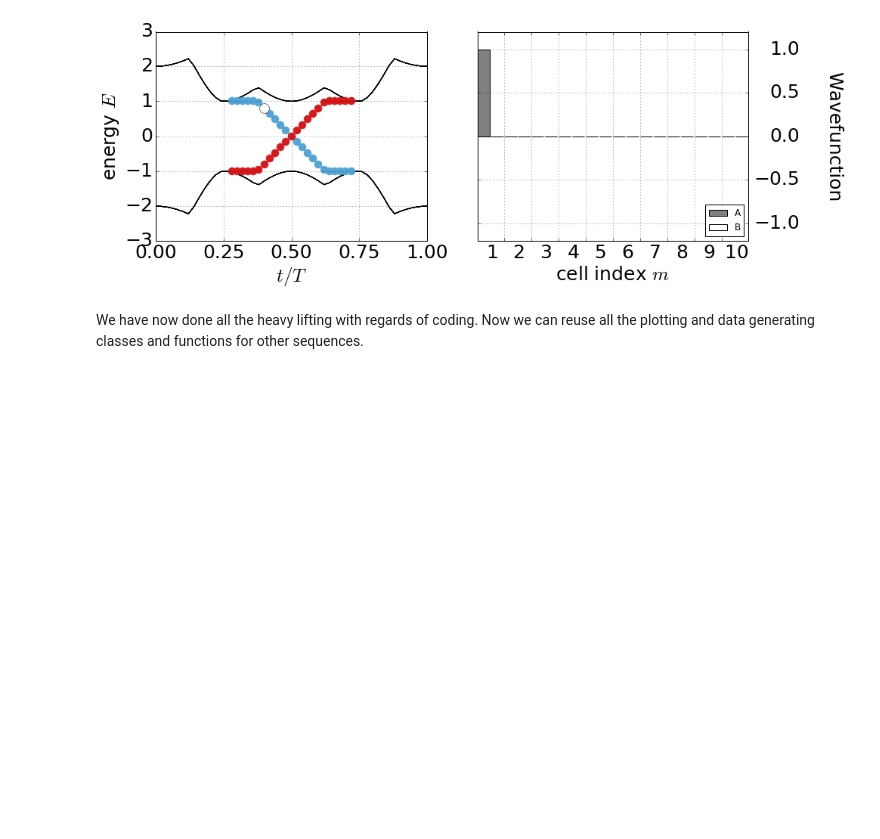
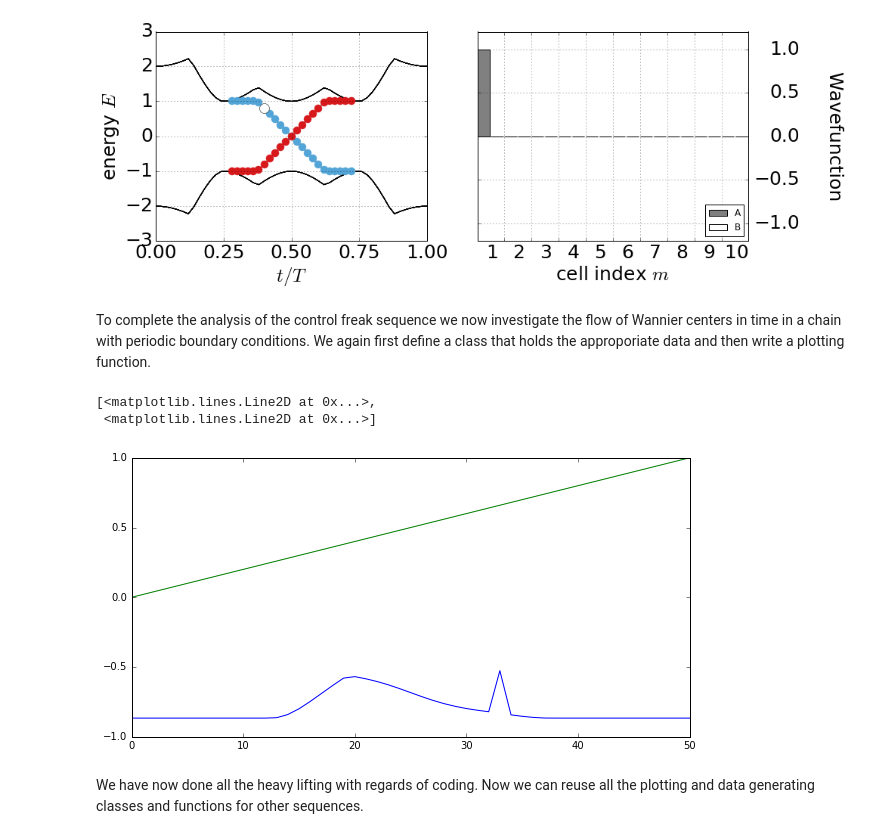
Before and after one commit to oroszl/topins, a Jupyter notebook: RM.ipynb, the cells around one changed output. Cells and saved outputs as stored; diff of their text form; code cells hidden in the pictures; blank space fills up the shorter version.

Commit message:
update RM initial Wannier stuff

```diff
--- a/RM.ipynb
+++ b/RM.ipynb
@@ -227,6 +227,45 @@ We can now interact with the above function and see the evolution of the surface
 interact(enpsi,PD=fixed(CFdata),ti=(0,len(tran[:,0])-1),n=(0,19))
 # %% [output]
 [figure]
+# %% [markdown]
+To complete the analysis of the control freak sequence we now investigate the flow of Wannier centers in time in a chain with periodic boundary conditions. We again first define a class that holds the approporiate data and then write a plotting function.
+# %%
+#THIS STILL NEEDS WORK
+class wannierflow:
+    '''
+    A class that holds information on Wannier center flow
+    '''
+    def __init__(self,L=6,func=uvwCF,**kwargs):
+        bigdat=[];
+        for t in tran[:,0]:
+            u,v,w=func(t)         # obtain u(t),v(t) and w(t)
+            H=H_RM_reals(L,u,v,w) #
+            H[0,-1]=w #periodic boundary condition
+            H[-1,0]=w
+            POS=matrix(kron(diag(exp(1.0j*pi*arange(L)/L)),eye(2)))
+            sys=eig(H);
+            lowval=sys[0][sys[0]<0]; lowvec=matrix(sys[1][:,sys[0]<0]);
+            hival=sys[0][sys[0]>0]; hivec=matrix(sys[1][:,sys[0]>0]);
+            LP=lowvec*(lowvec.H); HP=hivec*(hivec.H);
+            LW=LP*POS*LP; HW=HP*POS*HP;
+            Lsys=eig(LW); Hsys=eig(HW);
+            LWval=real(Lsys[0][abs(Lsys[0])>1e-10]); LWvec=Lsys[1][:,abs(Lsys[0])>1e-10];
+            HWval=real(Hsys[0][abs(Hsys[0])>1e-10]); HWvec=Hsys[1][:,abs(Hsys[0])>1e-10];
+            LWe=real(diag(LWvec.H*H*LWvec));
+            HWe=real(diag(HWvec.H*H*HWvec));
+            tarr=t*ones(2*L);
+            data=hstack([LWval-L/2+1.0j*LWe,HWval-L/2+1.0j*HWe])
+            data=transpose(array((lambda x: [real(x)+L/2,tarr,imag(x)])(data[argsort(angle(data))])))
+            bigdat=append(bigdat,data)
+        self.bigdat=reshape(bigdat,(int(bigdat.shape[0]/3),3));
+# %%
+CFwan=wannierflow()
+# %%
+plot((CFwan.bigdat)[0::(2*6),0:2])
+# %% [output]
+[<matplotlib.lines.Line2D at 0x...>,
+ <matplotlib.lines.Line2D at 0x...>]
+[figure, added]
 # %% [markdown]
 We have now done all the heavy lifting with regards of coding. Now we can reuse all the plotting and data generating classes and functions for other sequences.
 # %% [markdown]
```
Also changed, not shown: parts of 1 cell of this notebook.
